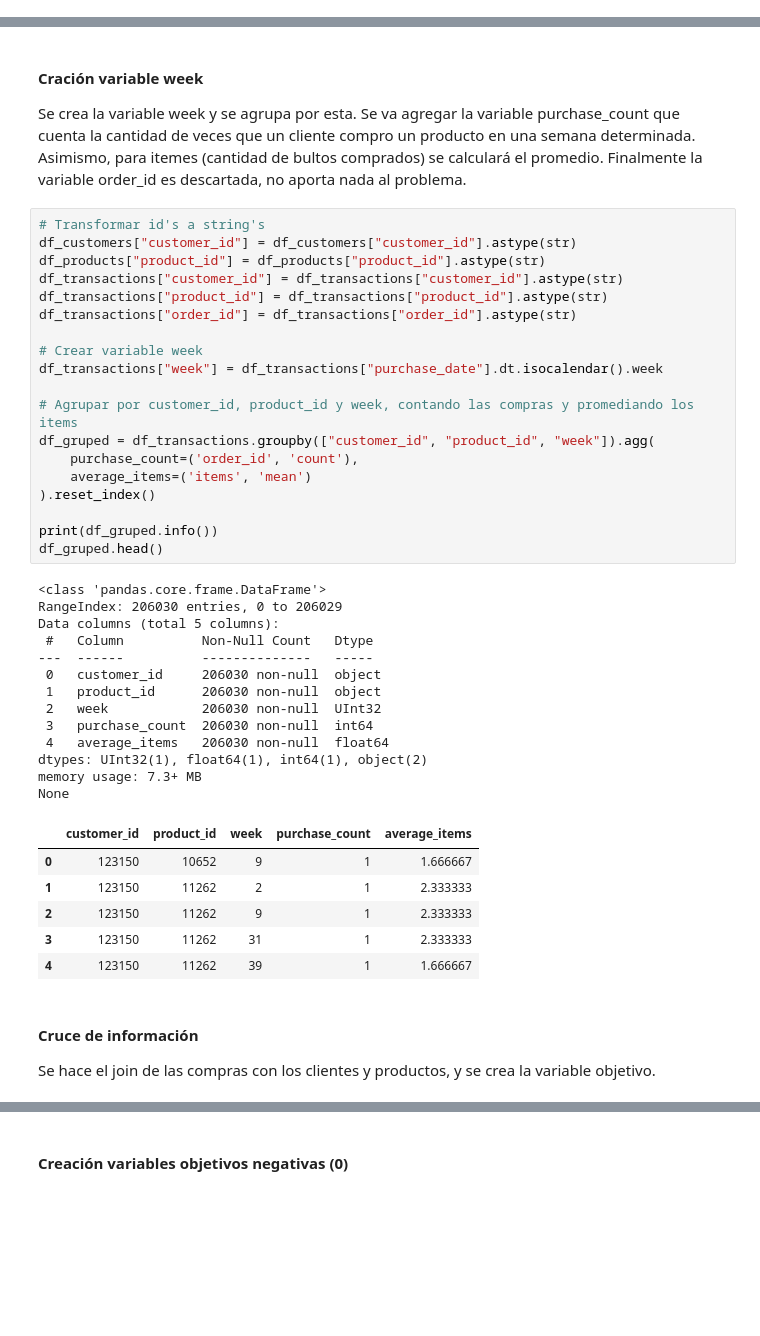
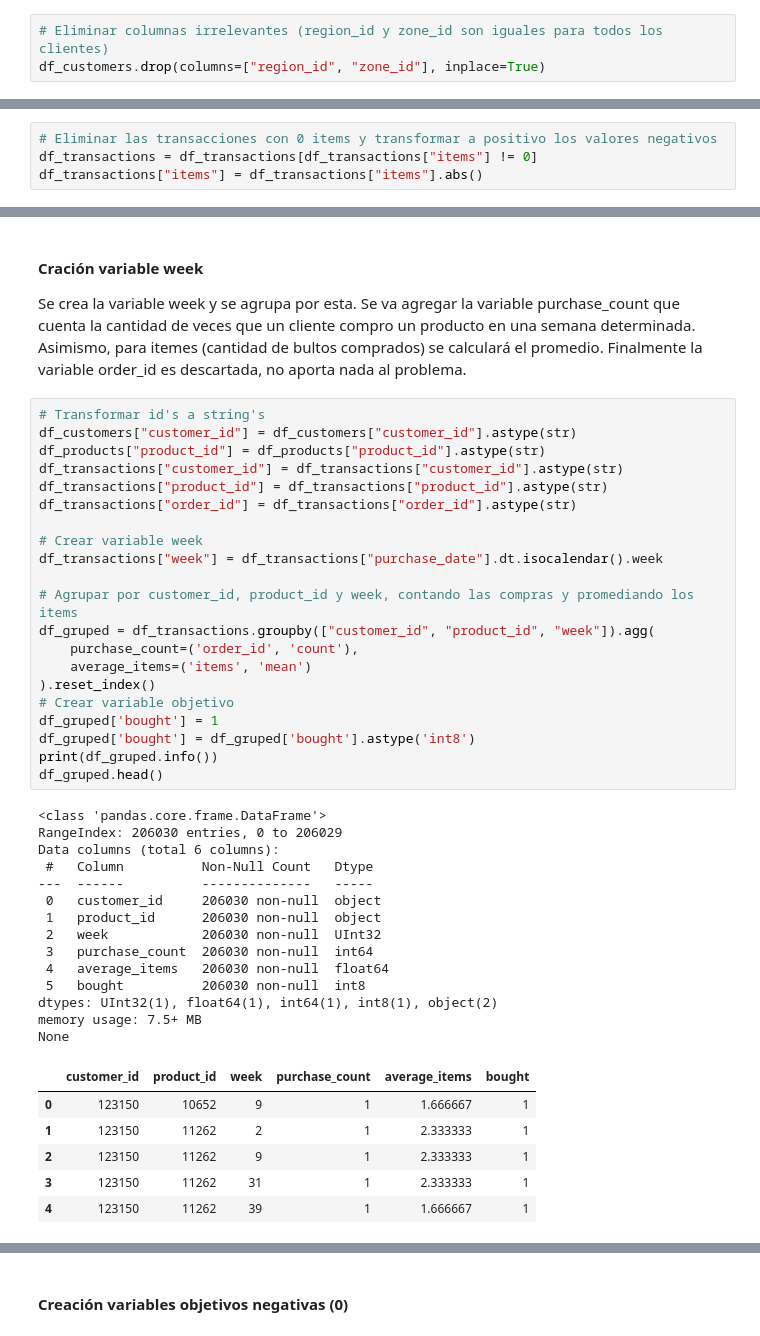
Before and after one commit to fco-marquez/MDS7202_Free_Riders, a Jupyter notebook: entrega1/enunciado_entrega1.ipynb, the cells around one changed output, grey strips where cells are left out. Drawn from its saved outputs; the diff is of its cells as text; blank space fills up the shorter version.

```diff
--- a/entrega1/enunciado_entrega1.ipynb
+++ b/entrega1/enunciado_entrega1.ipynb
@@ -236,3 +246,6 @@ memory usage: 110.3+ KB
+# %%
+# Eliminar columnas irrelevantes (region_id y zone_id son iguales para todos los clientes)
+df_customers.drop(columns=["region_id", "zone_id"], inplace=True)
 # %%
 df_products.head()
 # %% [output]
@@ -286,3 +328,7 @@ memory usage: 11.7 MB
+# %%
+# Eliminar las transacciones con 0 items y transformar a positivo los valores negativos
+df_transactions = df_transactions[df_transactions["items"] != 0]
+df_transactions["items"] = df_transactions["items"].abs()
 # %% [markdown]
 A partir del análisis de los dataframes, podemos concluir que los datos de clientes, productos y transacciones tienen correctamente asignados sus tipos de datos. Además, solo se detectó un valor nulo, ubicado en la variable "X" (longitud) dentro de los datos de clientes.
 
@@ -295,42 +341,42 @@ Se crea la variable week y se agrupa por esta. Se va agregar la variable purchas
 # %%
 # Transformar id's a string's
 df_customers["customer_id"] = df_customers["customer_id"].astype(str)
 df_products["product_id"] = df_products["product_id"].astype(str)
 df_transactions["customer_id"] = df_transactions["customer_id"].astype(str)
 df_transactions["product_id"] = df_transactions["product_id"].astype(str)
 df_transactions["order_id"] = df_transactions["order_id"].astype(str)
 
 # Crear variable week
 df_transactions["week"] = df_transactions["purchase_date"].dt.isocalendar().week
 
 # Agrupar por customer_id, product_id y week, contando las compras y promediando los items
 df_gruped = df_transactions.groupby(["customer_id", "product_id", "week"]).agg(
     purchase_count=('order_id', 'count'),
     average_items=('items', 'mean')
 ).reset_index()
-
+# Crear variable objetivo
+df_gruped['bought'] = 1
+df_gruped['bought'] = df_gruped['bought'].astype('int8')
 print(df_gruped.info())
 df_gruped.head()
 # %% [output]
 <class 'pandas.core.frame.DataFrame'>
 RangeIndex: 206030 entries, 0 to 206029
-Data columns (total 5 columns):
+Data columns (total 6 columns):
  #   Column          Non-Null Count   Dtype
 ---  ------          --------------   -----
  0   customer_id     206030 non-null  object
  1   product_id      206030 non-null  object
  2   week            206030 non-null  UInt32
  3   purchase_count  206030 non-null  int64
  4   average_items   206030 non-null  float64
-dtypes: UInt32(1), float64(1), int64(1), object(2)
-memory usage: 7.3+ MB
+ 5   bought          206030 non-null  int8
+dtypes: UInt32(1), float64(1), int64(1), int8(1), object(2)
+memory usage: 7.5+ MB
 None
-|  | customer_id | product_id | week | purchase_count | average_items |
-| 0 | 123150 | 10652 | 9 | 1 | 1.666667 |
-| 1 | 123150 | 11262 | 2 | 1 | 2.333333 |
-| 2 | 123150 | 11262 | 9 | 1 | 2.333333 |
-| 3 | 123150 | 11262 | 31 | 1 | 2.333333 |
-| 4 | 123150 | 11262 | 39 | 1 | 1.666667 |
+|  | customer_id | product_id | week | purchase_count | average_items | bought |
+| 0 | 123150 | 10652 | 9 | 1 | 1.666667 | 1 |
+| 1 | 123150 | 11262 | 2 | 1 | 2.333333 | 1 |
+| 2 | 123150 | 11262 | 9 | 1 | 2.333333 | 1 |
+| 3 | 123150 | 11262 | 31 | 1 | 2.333333 | 1 |
+| 4 | 123150 | 11262 | 39 | 1 | 1.666667 | 1 |
-# %% [markdown]
-#### Cruce de información
-Se hace el join de las compras con los clientes y productos, y se crea la variable objetivo.
```
Also changed, not shown: parts of 23 cells of this notebook.
